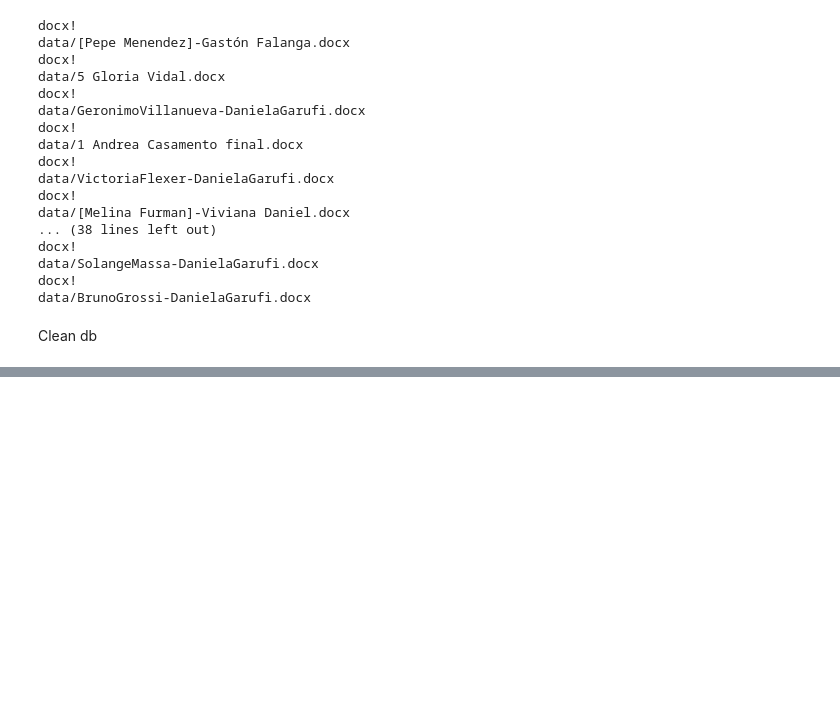
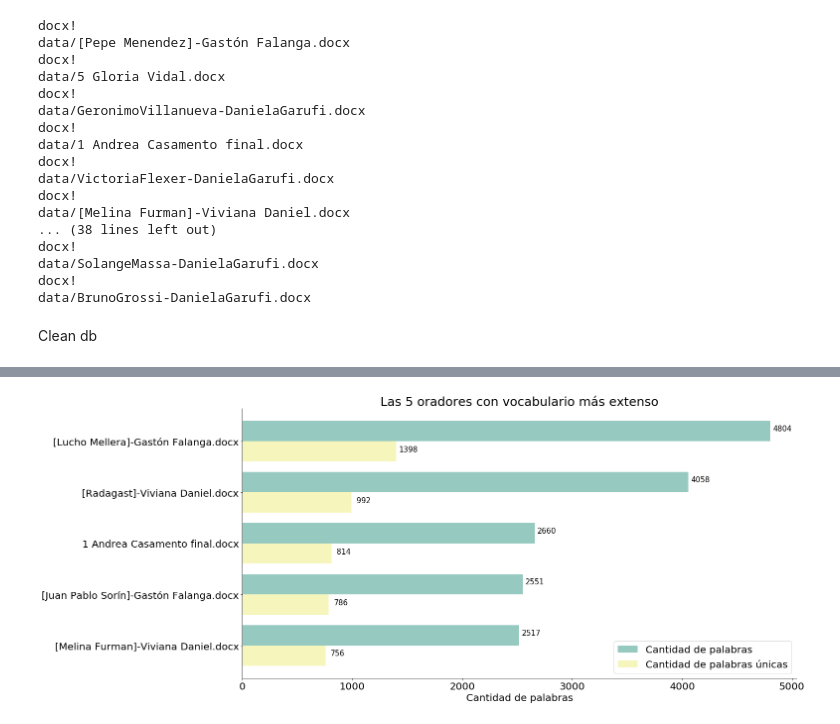
Before and after one commit to alexing/tedx, a Jupyter notebook: tedx_exploration.ipynb, the cells around one changed output, grey strips where cells are left out. Saved outputs shown, nothing was run; the diff lists cells and outputs as text; code cells hidden in the pictures; blank space fills up the shorter version.

```diff
--- a/tedx_exploration.ipynb
+++ b/tedx_exploration.ipynb
@@ -164,0 +183,35 @@ plot_wordcloud_from_list(to_plot, "wordcloud")
+# %%
+more_vocab = df.sort_values("n_words", ascending=False)[:5]
+more_vocab = more_vocab[['file', 'n_words', 'n_words_no_rep']]
+more_vocab.columns = ['file', 'Cantidad de palabras', 'Cantidad de palabras únicas']
+
+more_vocab = (
+    more_vocab.set_index('file')
+      .stack()  # un-pivots the data
+      .reset_index()  # moves all data out of the index
+      .rename(columns={'level_1': 'Variable', 0: 'Value'})
+)
+
+
+
+fig, ax = plt.subplots(figsize=(20,10))
+ax = sns.barplot(x="Value", y='file', hue='Variable', data=more_vocab, palette="Set3")
+plt.ylabel("")
+plt.xlabel('Cantidad de palabras', fontsize=20)
+plt.title('Las 5 oradores con vocabulario más extenso', fontsize=25)
+for tick in ax.xaxis.get_major_ticks():
+    tick.label.set_fontsize(20)
+for tick in ax.yaxis.get_major_ticks():
+    tick.label.set_fontsize(20)
+for p in ax.patches:
+    width = p.get_width()
+    ax.text(width + 110  ,
+            p.get_y() + p.get_height()/2.,
+            "%d" % width,
+            ha="center", fontsize=15)
+ax.legend(prop={'size': 20})
+
+sns.despine()
+plt.plot();
+# %% [output]
+[figure, added]
```
Also changed, not shown: parts of 8 cells of this notebook.
